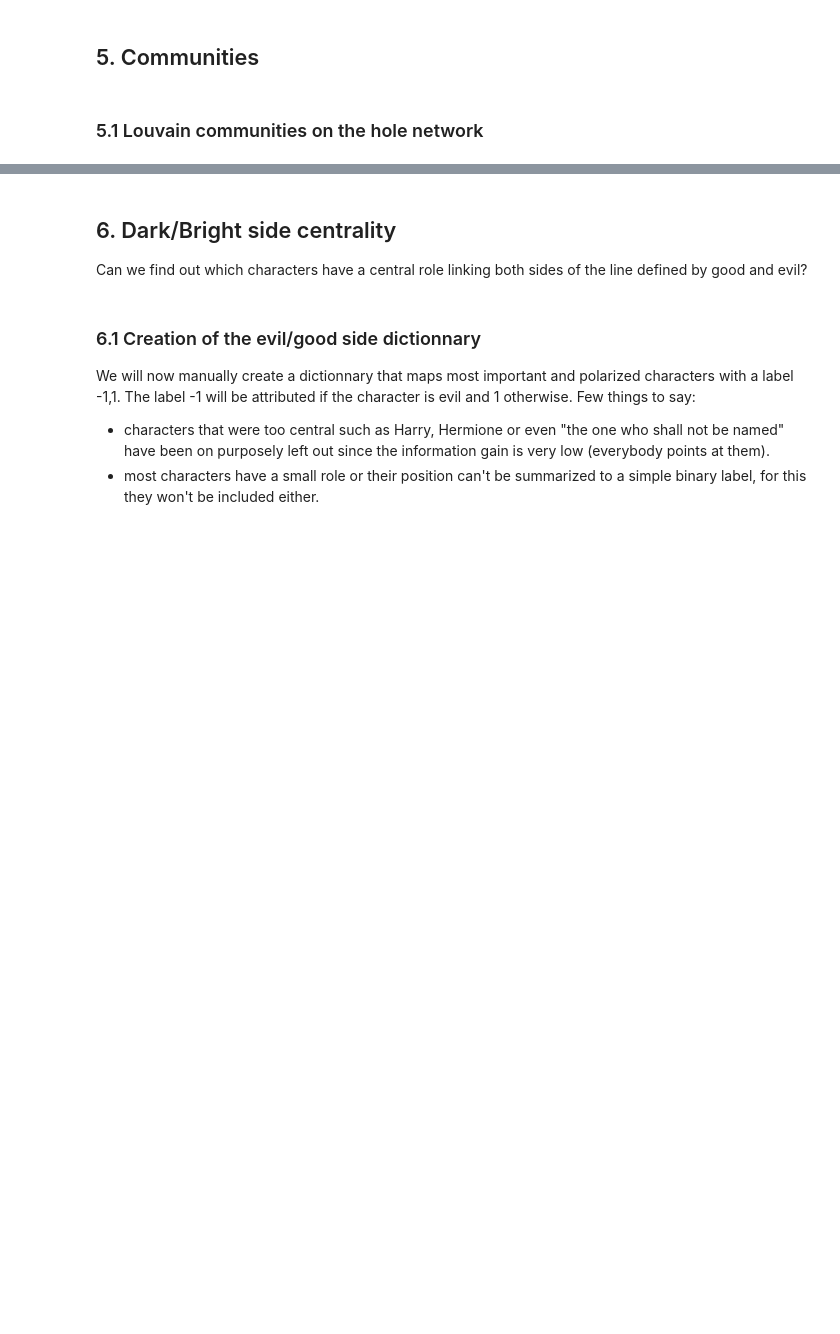
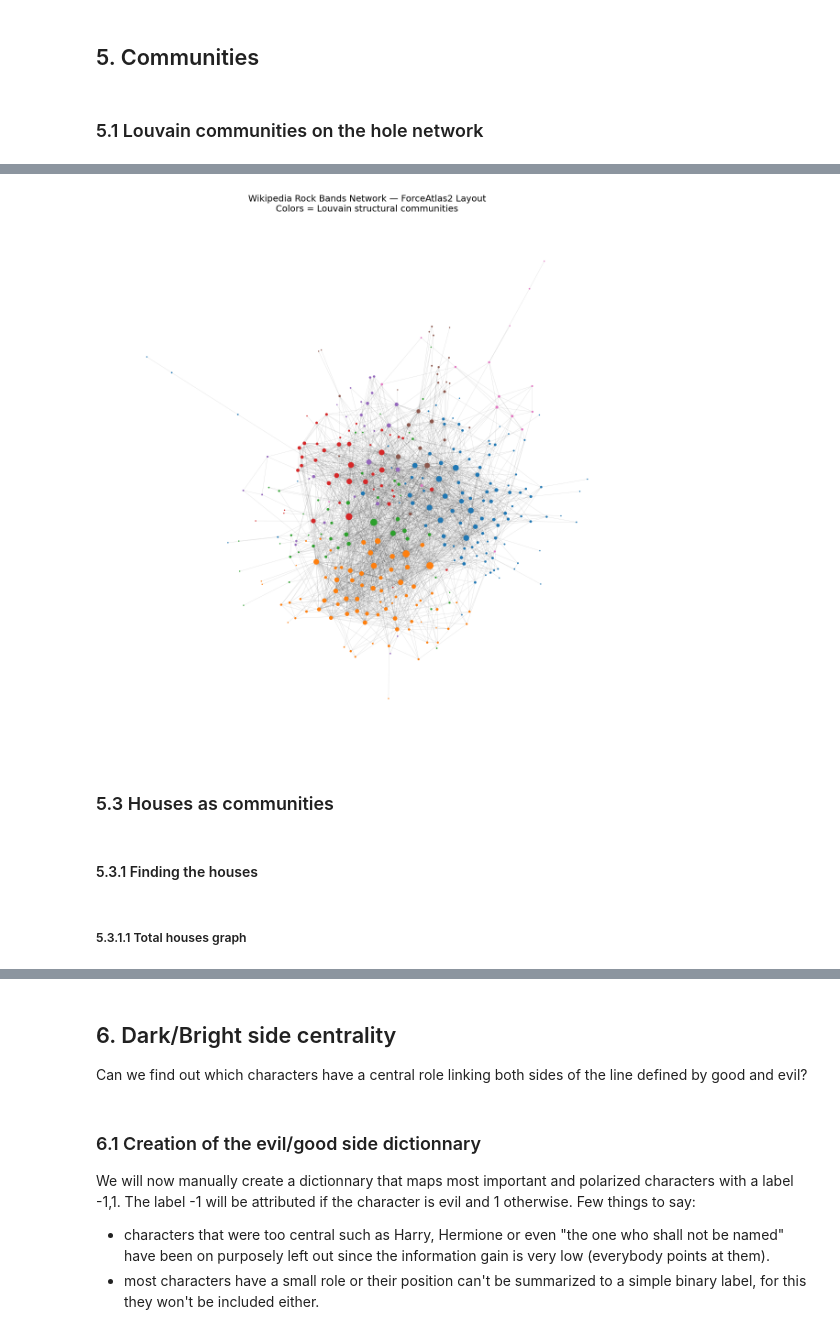
Before and after one commit to EricBrevilliers/Harry_Potter_Graph, a Jupyter notebook: Explainer_Notebook.ipynb, the cells around one changed output, grey strips where cells are left out. Cells and saved outputs as stored; diff of their text form; code cells hidden in the pictures; blank space fills up the shorter version.

```diff
--- a/Explainer_Notebook.ipynb
+++ b/Explainer_Notebook.ipynb
@@ -549,0 +397,19 @@ print(M)
+# %%
+# This cell is not useful, it does just print the top.20 betweenness nodes of the network
+
+import networkx as nx
+
+# Calculer la centralité d'intermédiarité pour tous les nœuds
+betweenness_centrality = nx.betweenness_centrality(HpGraph_undir)
+
+# Trier et afficher les 5 premiers nœuds
+top_20_intermediaries = sorted(
+    betweenness_centrality.items(),
+    key=lambda item: item[1],
+    reverse=True
+)[:20]
+
+print("--- Top 5 des Nœuds Intermédiaires (Betweenness Centrality) ---")
+for node, score in top_20_intermediaries:
+    # Le score est entre 0 et 1 (normalisé)
+    print(f"{node}: {score:.4f}")
@@ -549,0 +521,60 @@ print(M)
+# %%
+import matplotlib.pyplot as plt
+import numpy as np
+
+def color_choice(louvain_commu):
+    # --- Sélection des plus grandes communautés ---
+    sorted_comms = sorted(louvain_commu, key=len, reverse=True)
+    top_k = 10  # on garde les 10 plus grandes
+    top_comms = sorted_comms[:top_k]
+
+    # Création d’un mapping node -> couleur
+    color_map = {}
+    colors = plt.cm.tab10.colors  # palette avec 10 couleurs distinctes
+    for i, comm in enumerate(top_comms):
+        for node in comm:
+            color_map[node] = colors[i % len(colors)]
+
+    # Les autres (petites communautés) seront gris clair
+    for comm in sorted_comms[top_k:]:
+        for node in comm:
+            color_map[node] = (0.8, 0.8, 0.8)  # gris neutre
+
+    return color_map
+
+# --- Taille des nœuds proportionnelle au degré ---
+node_sizes = [HpGraph_debridged.degree(n) for n in HpGraph_debridged.nodes()]
+
+# --- Positionnement avec ForceAtlas2 ---
+pos = nx.forceatlas2_layout(
+    HpGraph_debridged,
+    max_iter=300,
+    scaling_ratio=1.0,
+    gravity=1.0,
+    jitter_tolerance=1.0
+)
+
+# --- Couleurs des nœuds ---
+color_map = color_choice(louvain_commu)
+node_colors = [color_map[n] for n in HpGraph_debridged.nodes()]
+
+# --- Affichage ---
+plt.figure(figsize=(15, 15))
+nx.draw_networkx_edges(HpGraph_debridged, pos, alpha=0.15, width=0.4, edge_color="black")
+nx.draw_networkx_nodes(
+    HpGraph_debridged, pos,
+    node_size=node_sizes,
+    node_color=node_colors
+)
+
+plt.title("Wikipedia Rock Bands Network — ForceAtlas2 Layout\nColors = Louvain structural communities", fontsize=14)
+plt.axis("off")
+plt.show()
+# %% [output]
+[figure, added]
+# %% [markdown]
+### 5.3 Houses as communities
+# %% [markdown]
+#### 5.3.1 Finding the houses
+# %% [markdown]
+##### 5.3.1.1 Total houses graph
```
Also changed, not shown: parts of 44 cells of this notebook.
